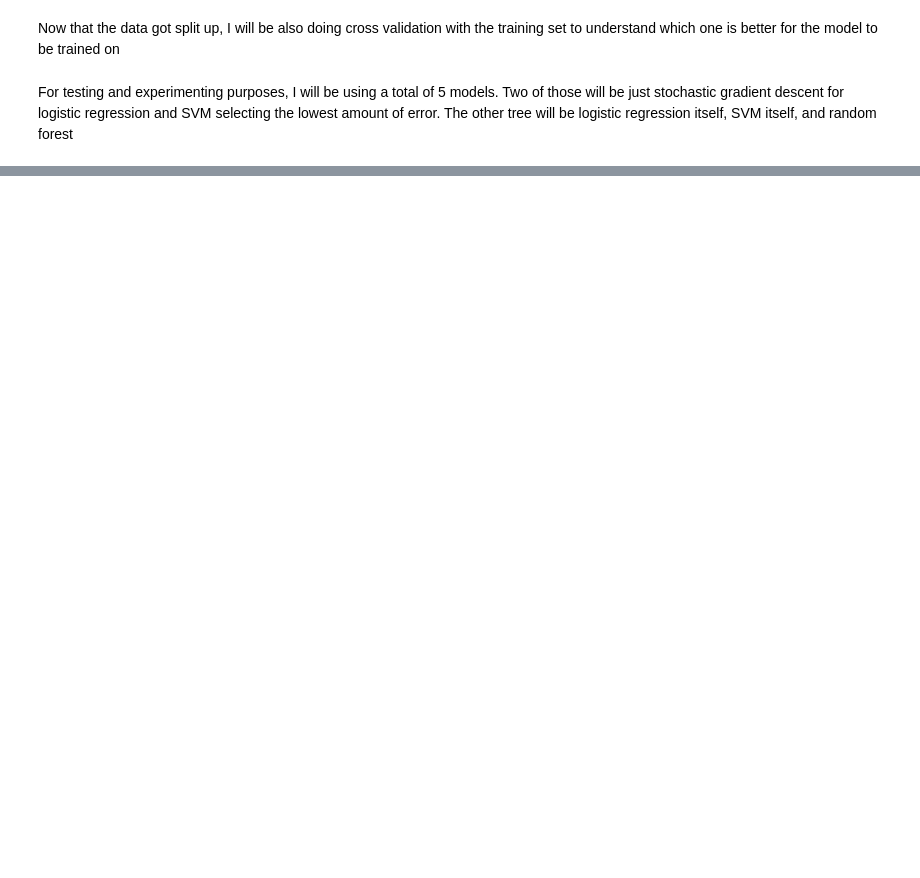
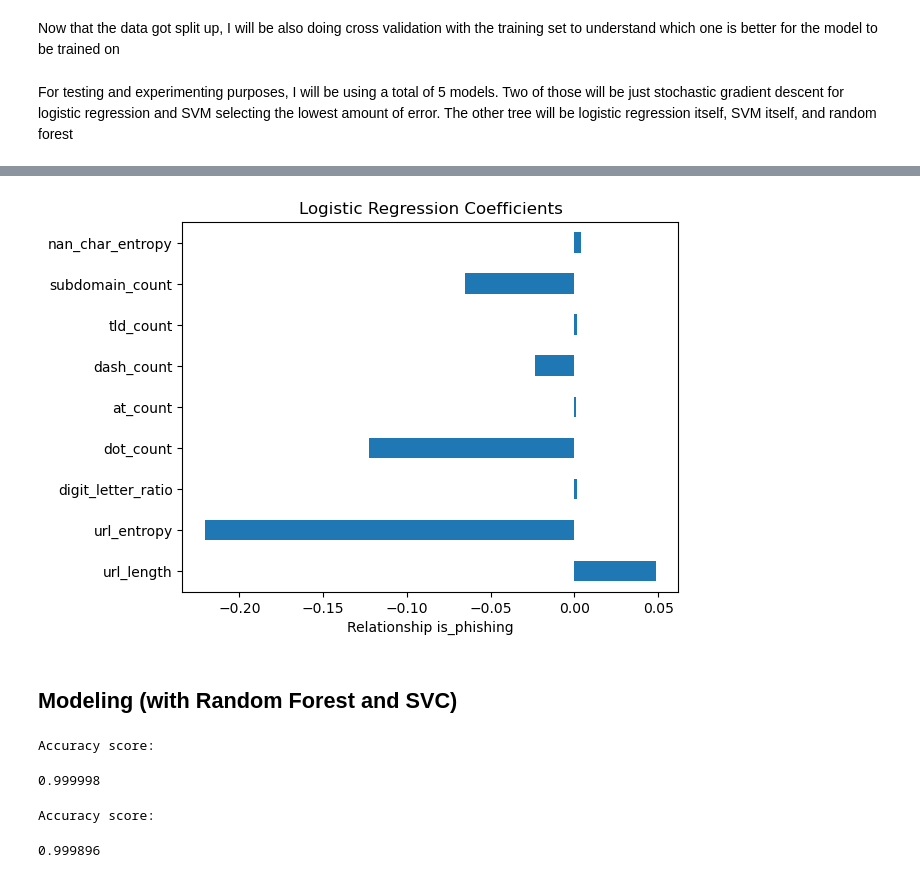
Before and after one commit to dagonzalezcolme/url_phising_detector, a Jupyter notebook: Project2.ipynb, the cells around one changed output, grey strips where cells are left out. Drawn from its saved outputs; the diff is of its cells as text; code cells hidden in the pictures; blank space fills up the shorter version.

```diff
--- a/Project2.ipynb
+++ b/Project2.ipynb
@@ -333,11 +319,18 @@ X_train.sample(frac=0.1, random_state=1)
 # %%
-from sklearn.model_selection import KFold
-# Iterates through the models and get cross validation scores for experimenting purposes
+# Iterates through the models and gets time for experimenting purposes
 for name, model in models.items():
     print(f'This is model: {name}')
     start_time = time()
-    cv_scores = cross_val_score(model, X, cv=10)
-    print(f'Cross Validation scores: {cv_scores}')
-    print(f'Mean Cross Validation scores: {cv_scores.mean()}')
-    print(f'{round((time() - start_time), 2)}')
+    model.fit(X_train, y_train)
+    print(f'Time taken to train model: {round((time() - start_time), 2)}')
+
+    # test and analyze accuracy
+    y_pred = model.predict(X_test)
+
+    # score accuracy score
+    print('Accuracy score:')
+    print(accuracy_score(y_test, y_pred))
+
+    #print(f'Accuracy score for {name} : {}')
+    print(f'Time taken to test and check accuracy: {round((time() - start_time), 2)}')
 # %% [output]
@@ -345,0 +358,8 @@ KeyboardInterrupt:
+# %%
+coefficients = pd.DataFrame(models['logistic regression'].coef_, columns=X_train.columns)
+coefficients.T.plot(kind='barh', legend=False)
+plt.xlabel('Relationship is_phishing')
+plt.title('Logistic Regression Coefficients')
+plt.show()
+# %% [output]
+[figure, added]
@@ -345,0 +368,2 @@ KeyboardInterrupt:
+# %% [markdown]
+## Modeling (with Random Forest and SVC)
@@ -345,0 +379,26 @@ KeyboardInterrupt:
+# %%
+# train model
+model_fr.fit(X_train, y_train)
+
+# test and analyze accuracy
+y_pred = model_fr.predict(X_test)
+
+# score accuracy score
+print('Accuracy score:')
+accuracy_score(y_test, y_pred)
+# %% [output]
+Accuracy score:
+0.999998
+# %%
+# train model
+model_svc.fit(X_train, y_train)
+
+# test and analyze accuracy
+y_pred = model_svc.predict(X_test)
+
+# score accuracy score
+print('Accuracy score:')
+accuracy_score(y_test, y_pred)
+# %% [output]
+Accuracy score:
+0.999896
```
Also changed, not shown: parts of 25 cells of this notebook, 1 other file.
